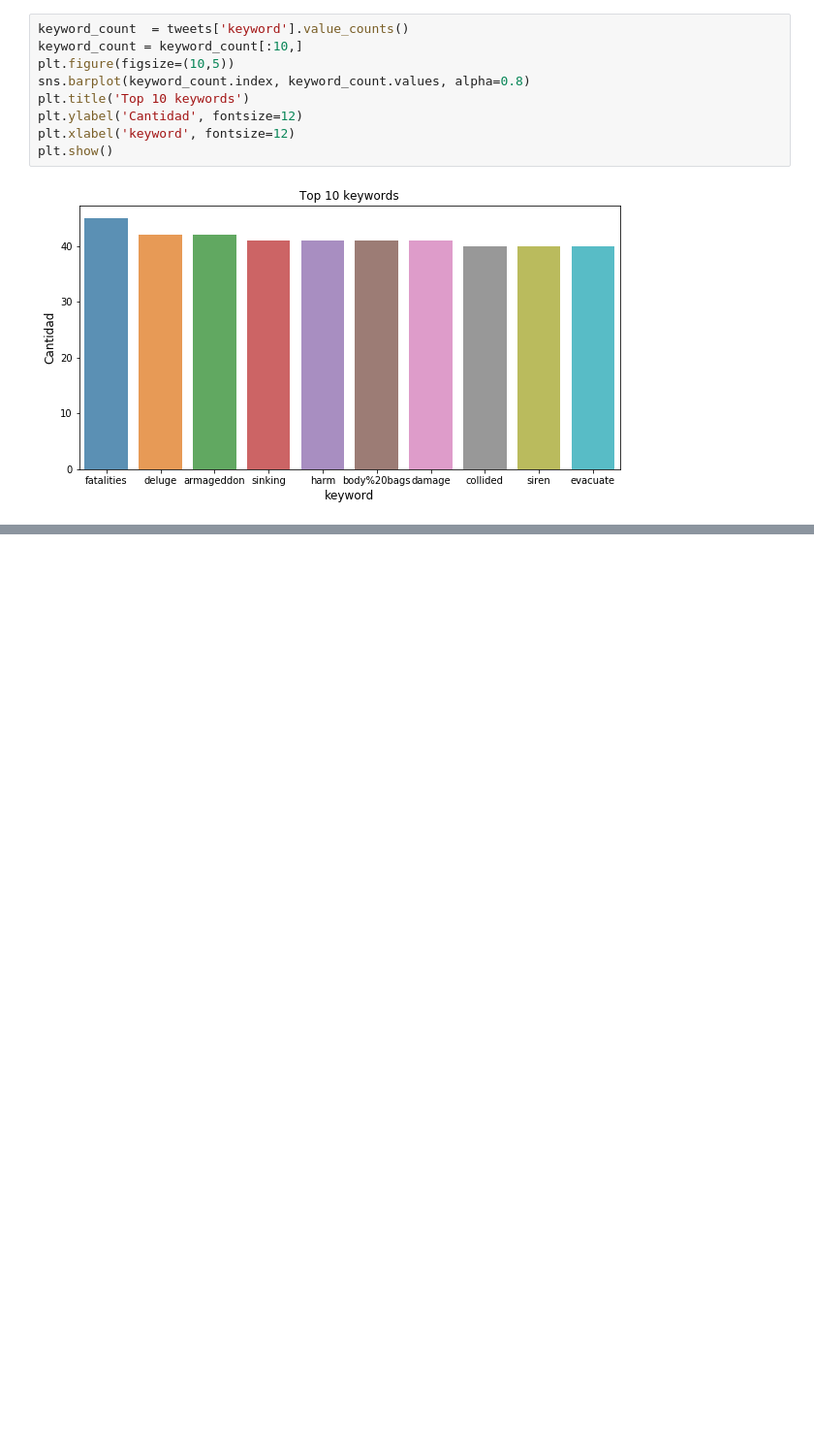
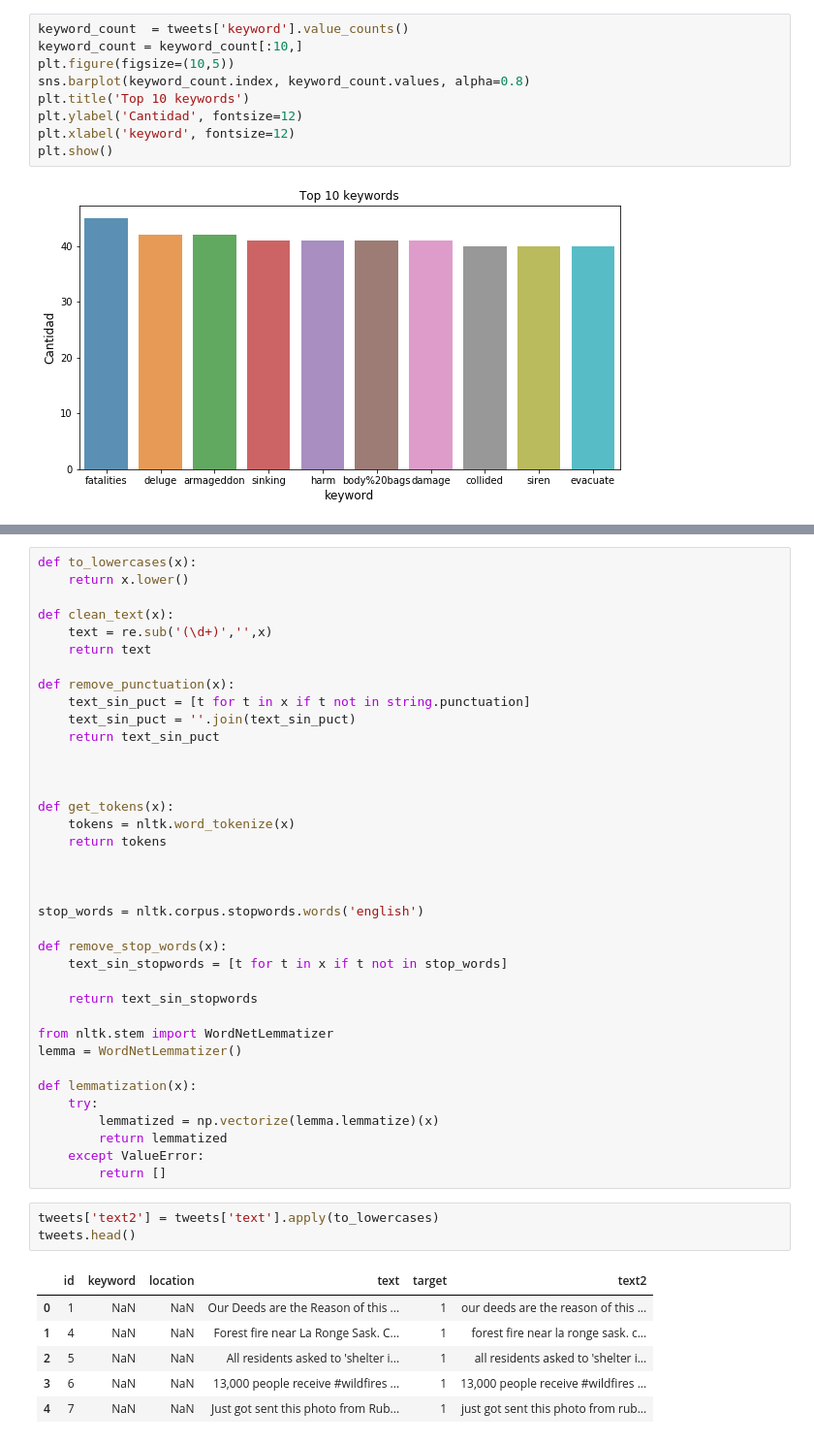
Before and after one commit to SergioCalvani/75.06-Datos-TP1-2020, a Jupyter notebook: Analisis exploratorio - Anto.ipynb, the cells around one changed output, grey strips where cells are left out. Shown at 97% size. Drawn from its saved outputs; the diff is of its cells as text; blank space fills up the shorter version.

Commit message:
update con algunas cosas de strings

```diff
--- a/Analisis exploratorio - Anto.ipynb
+++ b/Analisis exploratorio - Anto.ipynb
@@ -58,0 +97,47 @@ plt.show()
+# %%
+def to_lowercases(x):
+    return x.lower()
+
+def clean_text(x):
+    text = re.sub('(\d+)','',x)
+    return text
+
+def remove_punctuation(x):
+    text_sin_puct = [t for t in x if t not in string.punctuation]
+    text_sin_puct = ''.join(text_sin_puct)
+    return text_sin_puct
+
+
+
+def get_tokens(x):
+    tokens = nltk.word_tokenize(x)
+    return tokens
+
+
+
+stop_words = nltk.corpus.stopwords.words('english')
+
+def remove_stop_words(x):
+    text_sin_stopwords = [t for t in x if t not in stop_words]
+
+    return text_sin_stopwords
+
+from nltk.stem import WordNetLemmatizer
+lemma = WordNetLemmatizer()
+
+def lemmatization(x):
+    try:
+        lemmatized = np.vectorize(lemma.lemmatize)(x)
+        return lemmatized
+    except ValueError:
+        return []
+# %%
+tweets['text2'] = tweets['text'].apply(to_lowercases)
+tweets.head()
+# %% [output]
+|  | id | keyword | location | text | target | text2 |
+| 0 | 1 | NaN | NaN | Our Deeds are the Reason of this ... | 1 | our deeds are the reason of this ... |
+| 1 | 4 | NaN | NaN | Forest fire near La Ronge Sask. C... | 1 | forest fire near la ronge sask. c... |
+| 2 | 5 | NaN | NaN | All residents asked to 'shelter i... | 1 | all residents asked to 'shelter i... |
+| 3 | 6 | NaN | NaN | 13,000 people receive #wildfires ... | 1 | 13,000 people receive #wildfires ... |
+| 4 | 7 | NaN | NaN | Just got sent this photo from Rub... | 1 | just got sent this photo from rub... |
```
Also changed, not shown: parts of 12 cells of this notebook.
